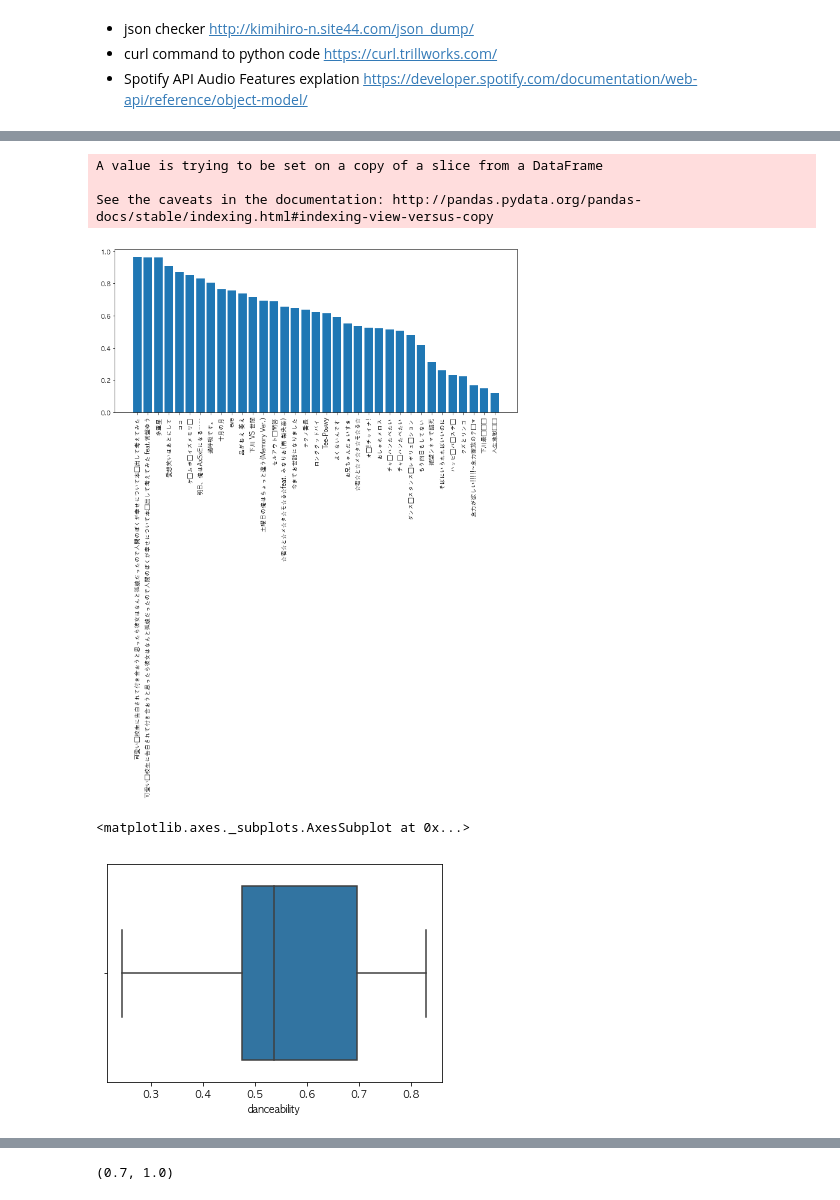
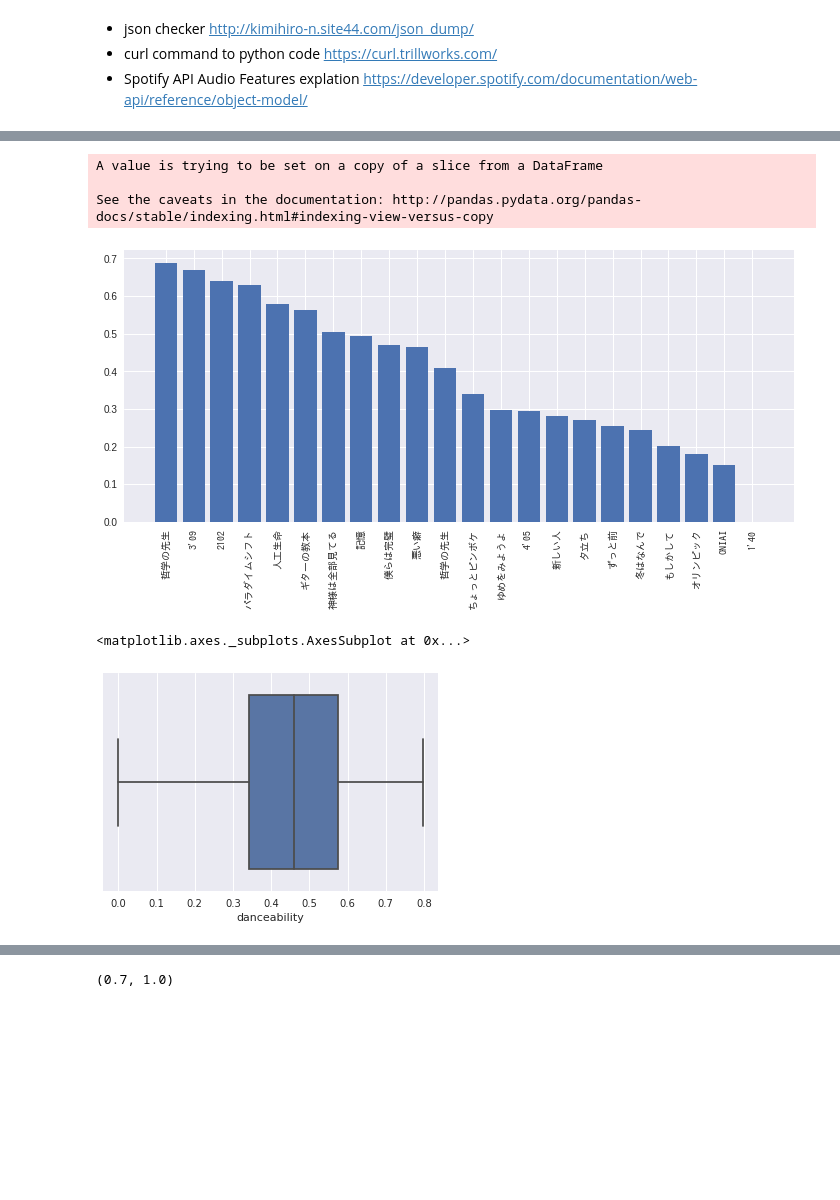
Before and after one commit to kentaojapi/dataanalytics-spotify-artist-data, a Jupyter notebook: SpotifyAnalytics.ipynb, the cells around one changed output, grey strips where cells are left out. Cells and saved outputs as stored; diff of their text form; code cells hidden in the pictures; blank space fills up the shorter version.

```diff
--- a/SpotifyAnalytics.ipynb
+++ b/SpotifyAnalytics.ipynb
@@ -14,8 +32,10 @@ https://developer.spotify.com/documentation/web-api/reference/object-model/
 # %%
 import pandas as pd
 import matplotlib.pyplot as plt
+from matplotlib import rc, font_manager
+import matplotlib
 import seaborn as sns
 import numpy as np
 %matplotlib inline
 import matplotlib as mpl
-mpl.rcParams['font.family'] = 'AppleGothic'
+#mpl.rcParams['font.family'] = 'AppleGothic'
@@ -21,0 +52,20 @@ mpl.rcParams['font.family'] = 'AppleGothic'
+# %%
+from google.cloud import storage
+
+
+def download_blob(bucket_name, source_blob_name, destination_file_name):
+    """
+    Downloads a blob from the bucket.
+    refer : https://github.com/GoogleCloudPlatform/python-docs-samples/blob/master/storage/cloud-client/snippets.py
+    """
+    storage_client = storage.Client('atomic-lens-188216')
+    bucket = storage_client.get_bucket(bucket_name)
+    blob = bucket.blob(source_blob_name)
+    blob.download_to_filename(destination_file_name)
+
+
+bucket_name = "spotify-analysis"
+artist_name = "gaudies"
+source_blob_name = "audio-features_{}.csv".format(artist_name)
+destination_file_name = "../content/audio-features/audio-features_{}.csv".format(artist_name)
+download_blob(bucket_name, source_blob_name, destination_file_name)
@@ -22,2 +82,3 @@ mpl.rcParams['font.family'] = 'AppleGothic'
 # %%
-df = pd.read_csv('audio_features_zaningen.csv')
+df = pd.read_csv(destination_file_name)
+#df_zaningen = pd.read_csv('drive/My Drive/machine_learning/dataanalysis-spotify/audio_features_zaningen.csv')
@@ -29,24 +94,28 @@ df[0:1]
 # %%
 df_valence = df[['valence', 'name']]
 df_valence.sort_values('valence', ascending=False, inplace=True)
 xlabel = df_valence['name']
 
 fig, ax = plt.subplots()
 fig.set_size_inches(12, 5)
 
+# jp-font
+ticks_font = font_manager.FontProperties(family='IPAGothic', style='normal', weight='normal', stretch='normal')
+
 plt.bar(range(len(df_valence)), df_valence['valence'], tick_label=xlabel, align="center", axes=ax)
 for tick in ax.get_xticklabels():
     tick.set_rotation(90)
+    tick.set_fontproperties(ticks_font)
 # %% [output]
 A value is trying to be set on a copy of a slice from a DataFrame
 
 See the caveats in the documentation: http://pandas.pydata.org/pandas-docs/stable/indexing.html#indexing-view-versus-copy
-[figure, old version]
+[figure, new version]
 # %%
 sns.boxplot(df['danceability'])
 # %% [output]
 <matplotlib.axes._subplots.AxesSubplot at 0x...>
-[figure, old version]
+[figure, new version]
 # %%
 fig, ax = plt.subplots(ncols=3)
 fig.set_size_inches(12, 6)
```
Also changed, not shown: parts of 28 cells of this notebook.
